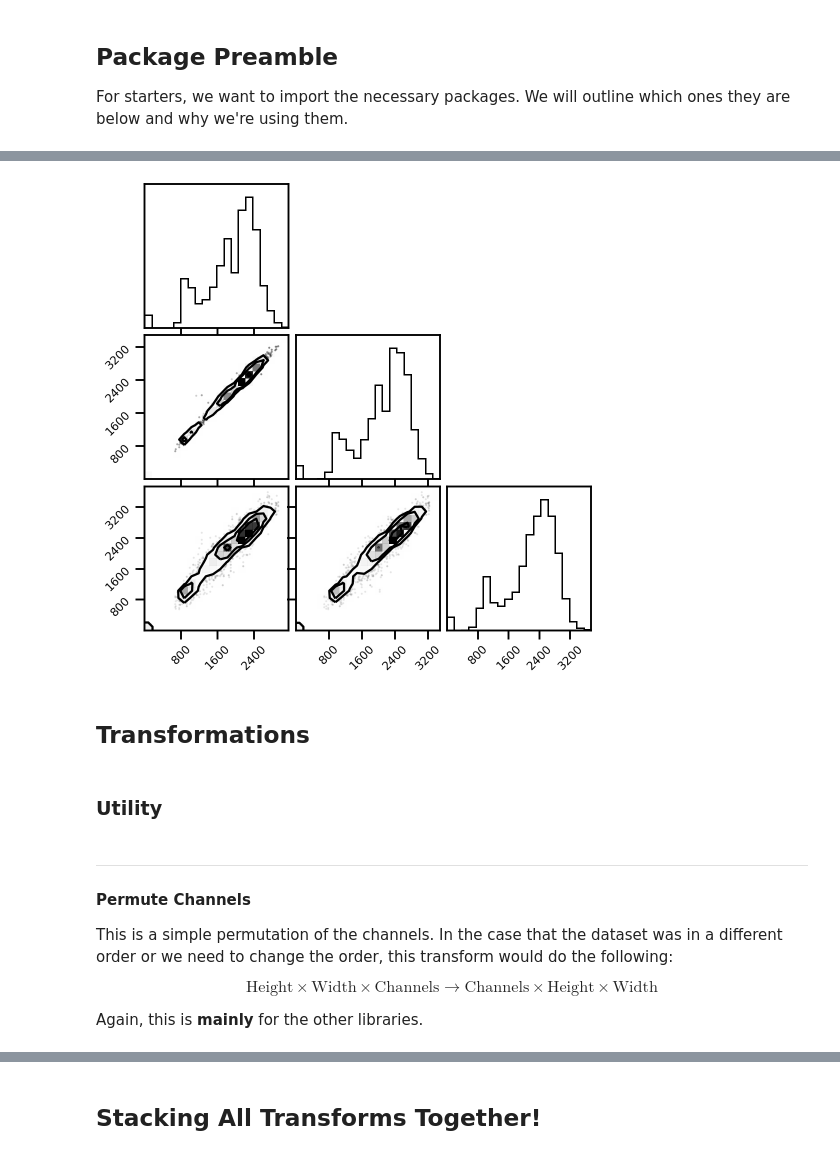
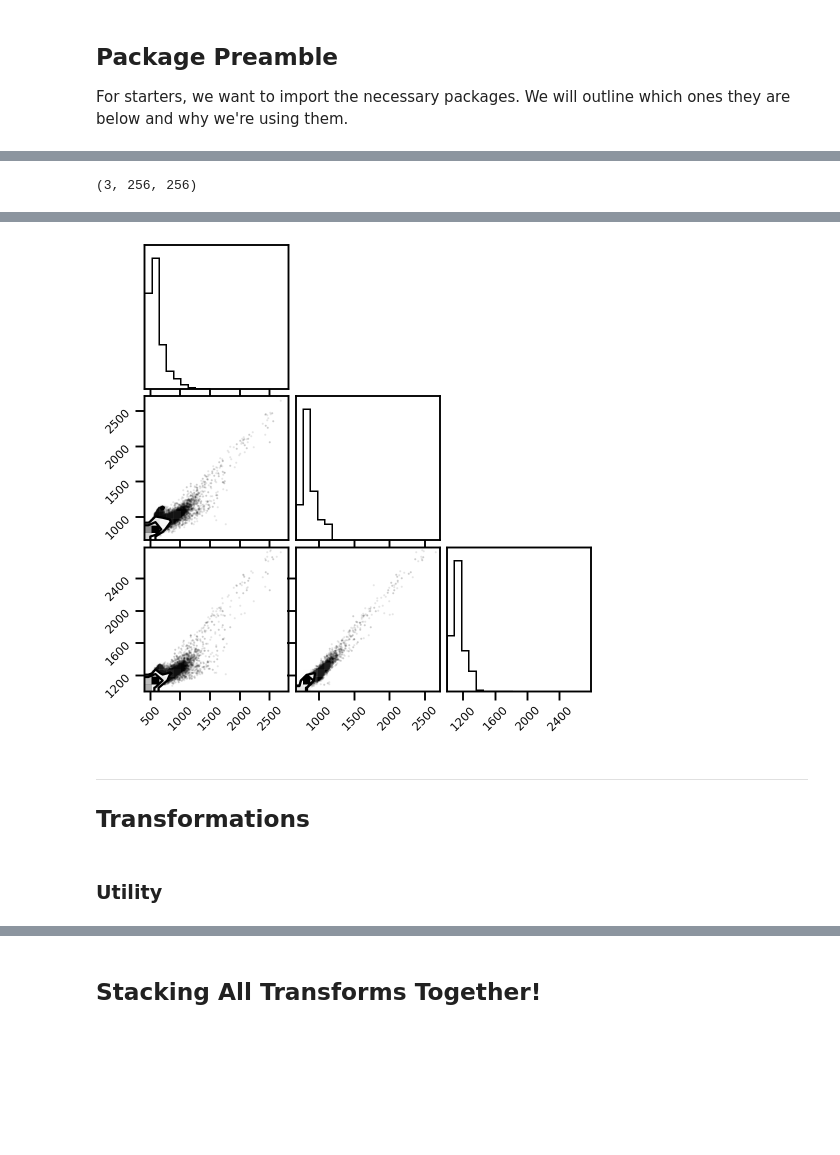
Before and after one commit to spaceml-org/ml4floods, a Jupyter notebook: notebooks/preprocess/2.0_demo_pytorch_transforms.ipynb, the cells around one changed output, grey strips where cells are left out. Saved outputs shown, nothing was run; the diff lists cells and outputs as text; code cells hidden in the pictures; blank space fills up the shorter version.

Commit message:
perpared the demo notebook.

```diff
--- a/notebooks/preprocess/2.0_demo_pytorch_transforms.ipynb
+++ b/notebooks/preprocess/2.0_demo_pytorch_transforms.ipynb
@@ -113,14 +131,22 @@ So now, we can initalize our predefined `WorldFloodsDataset` class.
 # %%
-from src.data.worldfloods.dataset import WorldFloodsDatasetTiled
-
+# Define constants
 image_files = [
-    "/home/jemanjohnson34/projects/ml4floods/datasets/demo_images/S2/01042016_Holmes_Creek_at_Vernon_FL.tif"
+    "/home/satyarth934/projects/ml4floods/datasets/demo_images/S2/EMSR501_AOI01_DEL_MONIT01_r1_v1.tif"
 ]
 image_prefix = "S2"
-gt_prefix = "gt"
-# intialize worldfloods PyTorch Dataset
-pt_ds = WorldFloodsDatasetTiled(
-    image_files=image_files,
+gt_prefix = "GT/V_1_1"
+tile_height = tile_width = 256
+
+# Demo tile index
+dt_idx = 100
+
+# Intialize worldfloods PyTorch Dataset
+pt_ds_orig = WorldFloodsDatasetTiled(
+    list_of_windows=utils.get_list_of_window_slices(
+        file_names=image_files, window_size=tiling.WindowSize(height=tile_height, width=tile_width)
+    ),
     image_prefix=image_prefix,
-    gt_prefix=gt_prefix
+    gt_prefix=gt_prefix,
 )
+
+pt_ds = copy.copy(pt_ds_orig)
@@ -191,9 +196,10 @@ def plot_image_corner(demo_image_dict):
 # %%
 import corner
 
-t = pt_ds[0]["image"][5:8]
+# t = pt_ds[dt_idx]["image"][5:8]
+t = pt_ds_orig[dt_idx]["image"][(3,2,1), ...]
 print(t.shape)
-t = reshape_as_image(t).reshape(t.shape[1]*t.shape[2], t.shape[0])
+t = rasterioplt.reshape_as_image(t).reshape(t.shape[1]*t.shape[2], t.shape[0])
 
 figure = corner.corner(t)
 # %% [output]
@@ -200,0 +208 @@ figure = corner.corner(t)
+(3, 256, 256)
@@ -201,16 +210,6 @@ figure = corner.corner(t)
-[figure, old version]
+[figure, new version]
 # %% [markdown]
+---
 ## Transformations
 # %% [markdown]
 ### Utility
-# %% [markdown]
----
-#### Permute Channels
-
-This is a simple permutation of the channels. In the case that the dataset was in a different order or we need to change the order, this transform would do the following:
-
-$$
-\text{Height}\times\text{Width}\times\text{Channels} \rightarrow \text{Channels}\times\text{Height}\times\text{Width}
-$$
-
-Again, this is **mainly** for the other libraries.
```
Also changed, not shown: parts of 70 cells of this notebook.
